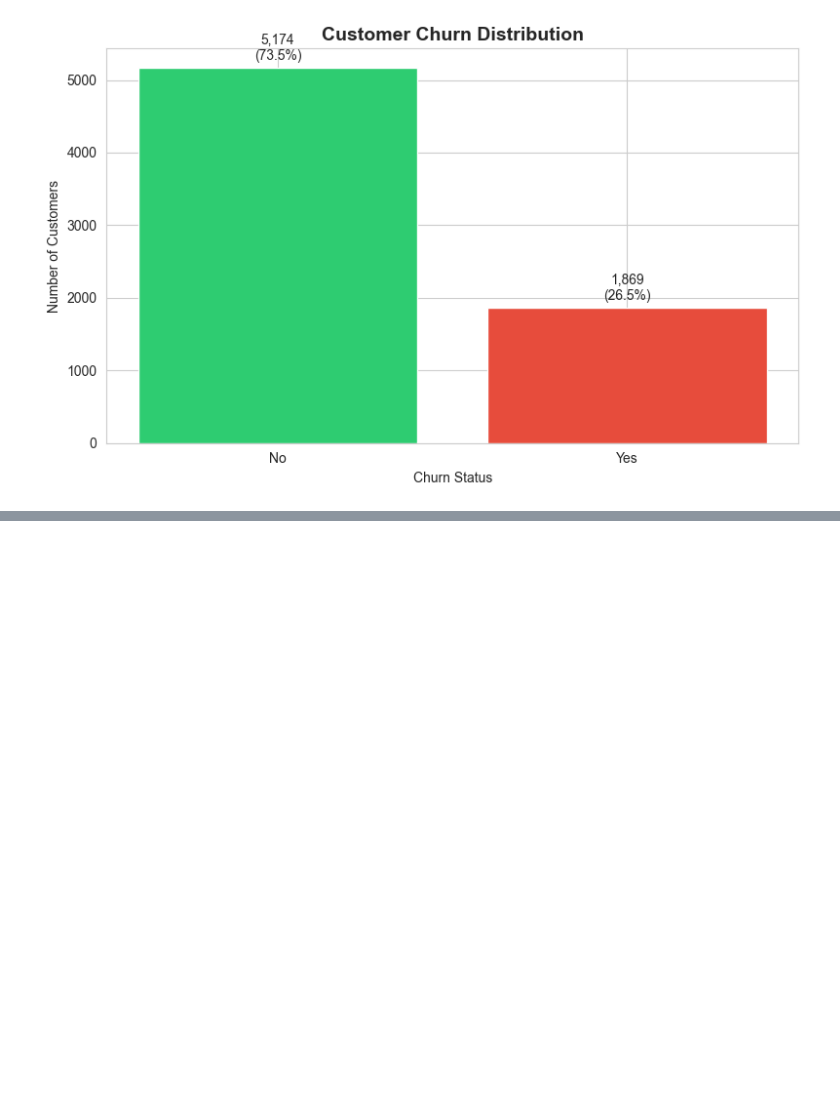
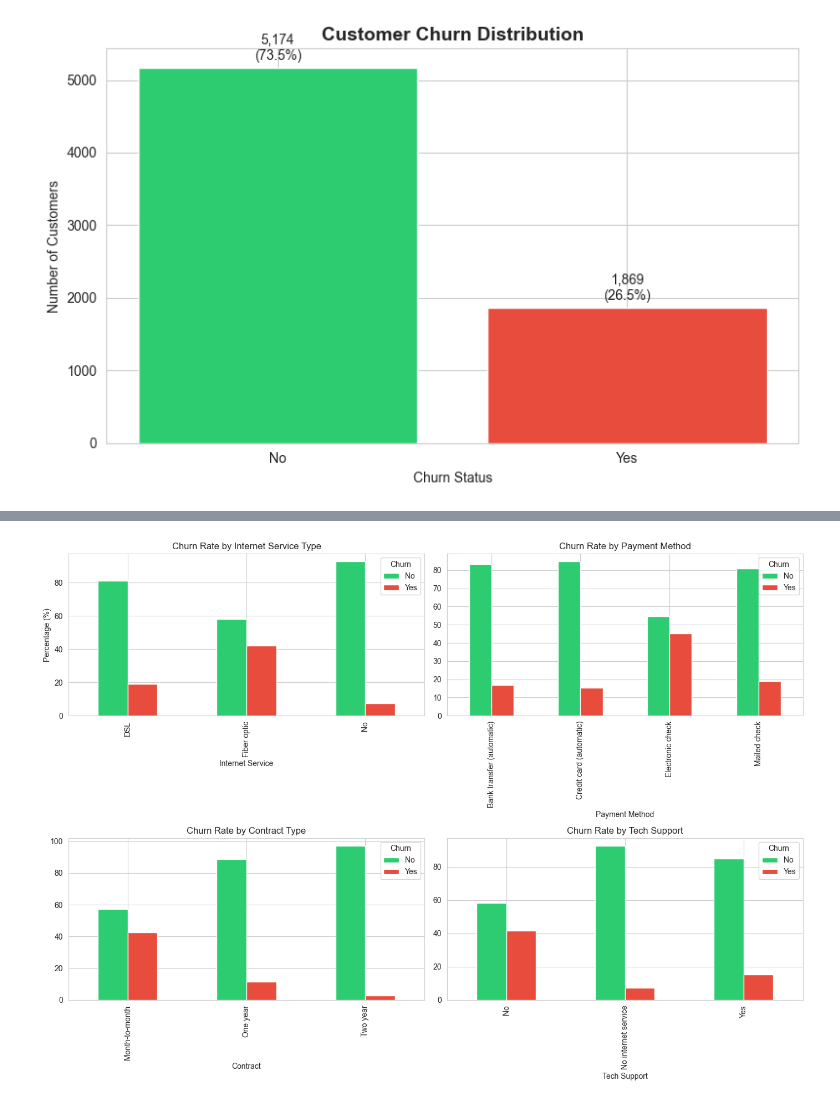
Before and after one commit to kschryver/telco-churn-prediction, a Jupyter notebook: Telco-Customer-Churn.ipynb, the cells around one changed output, grey strips where cells are left out. Cells and saved outputs as stored; diff of their text form; code cells hidden in the pictures; blank space fills up the shorter version.

```diff
--- a/Telco-Customer-Churn.ipynb
+++ b/Telco-Customer-Churn.ipynb
@@ -111,0 +226,11 @@ plt.show()
+# %%
+# Fill NaN TotalCharges with 0 (new customers)
+df['TotalCharges'].fillna(0, inplace=True)
+
+# Verify fix
+print(f"Remaining nulls: {df['TotalCharges'].isna().sum()}")
+print(f"\nTotalCharges is now: {df['TotalCharges'].dtype}")
+
+# Quick sanity check
+print("\nTotalCharges summary:")
+print(df['TotalCharges'].describe())
@@ -111,0 +295,37 @@ plt.show()
+# %%
+# Churn rate by key segments
+fig, axes = plt.subplots(2, 2, figsize=(14, 10))
+
+# Internet Service
+internet_churn = pd.crosstab(df['InternetService'], df['Churn'], normalize='index') * 100
+internet_churn.plot(kind='bar', ax=axes[0,0], color=['#2ecc71', '#e74c3c'])
+axes[0,0].set_title('Churn Rate by Internet Service Type')
+axes[0,0].set_xlabel('Internet Service')
+axes[0,0].set_ylabel('Percentage (%)')
+axes[0,0].legend(title='Churn')
+
+# Payment Method
+payment_churn = pd.crosstab(df['PaymentMethod'], df['Churn'], normalize='index') * 100
+payment_churn.plot(kind='bar', ax=axes[0,1], color=['#2ecc71', '#e74c3c'])
+axes[0,1].set_title('Churn Rate by Payment Method')
+axes[0,1].set_xlabel('Payment Method')
+axes[0,1].legend(title='Churn')
+
+# Contract Type (you saw this but adding to full viz)
+contract_churn = pd.crosstab(df['Contract'], df['Churn'], normalize='index') * 100
+contract_churn.plot(kind='bar', ax=axes[1,0], color=['#2ecc71', '#e74c3c'])
+axes[1,0].set_title('Churn Rate by Contract Type')
+axes[1,0].set_xlabel('Contract')
+axes[1,0].legend(title='Churn')
+
+# Tech Support
+tech_churn = pd.crosstab(df['TechSupport'], df['Churn'], normalize='index') * 100
+tech_churn.plot(kind='bar', ax=axes[1,1], color=['#2ecc71', '#e74c3c'])
+axes[1,1].set_title('Churn Rate by Tech Support')
+axes[1,1].set_xlabel('Tech Support')
+axes[1,1].legend(title='Churn')
+
+plt.tight_layout()
+plt.show()
+# %% [output]
+[figure, added]
```
Also changed, not shown: parts of 26 cells of this notebook, 3 other files.
